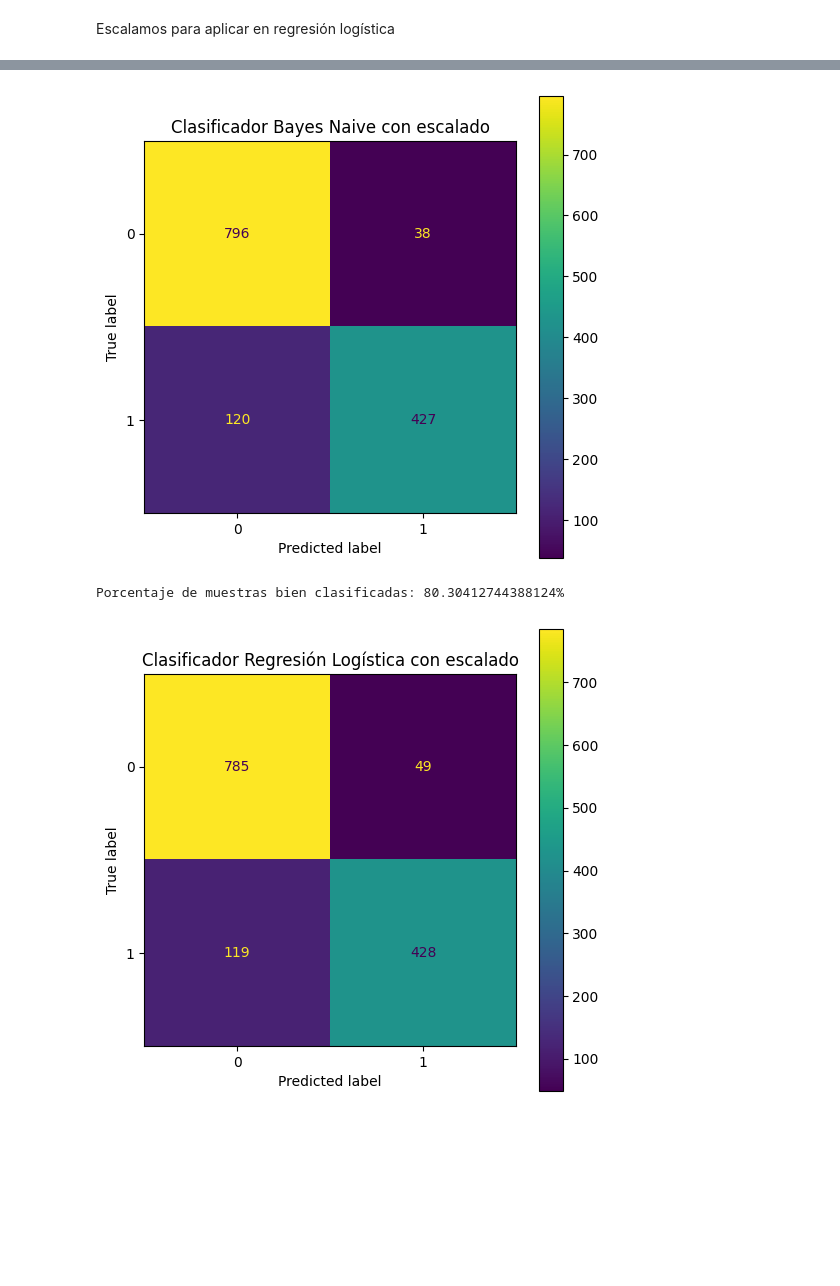
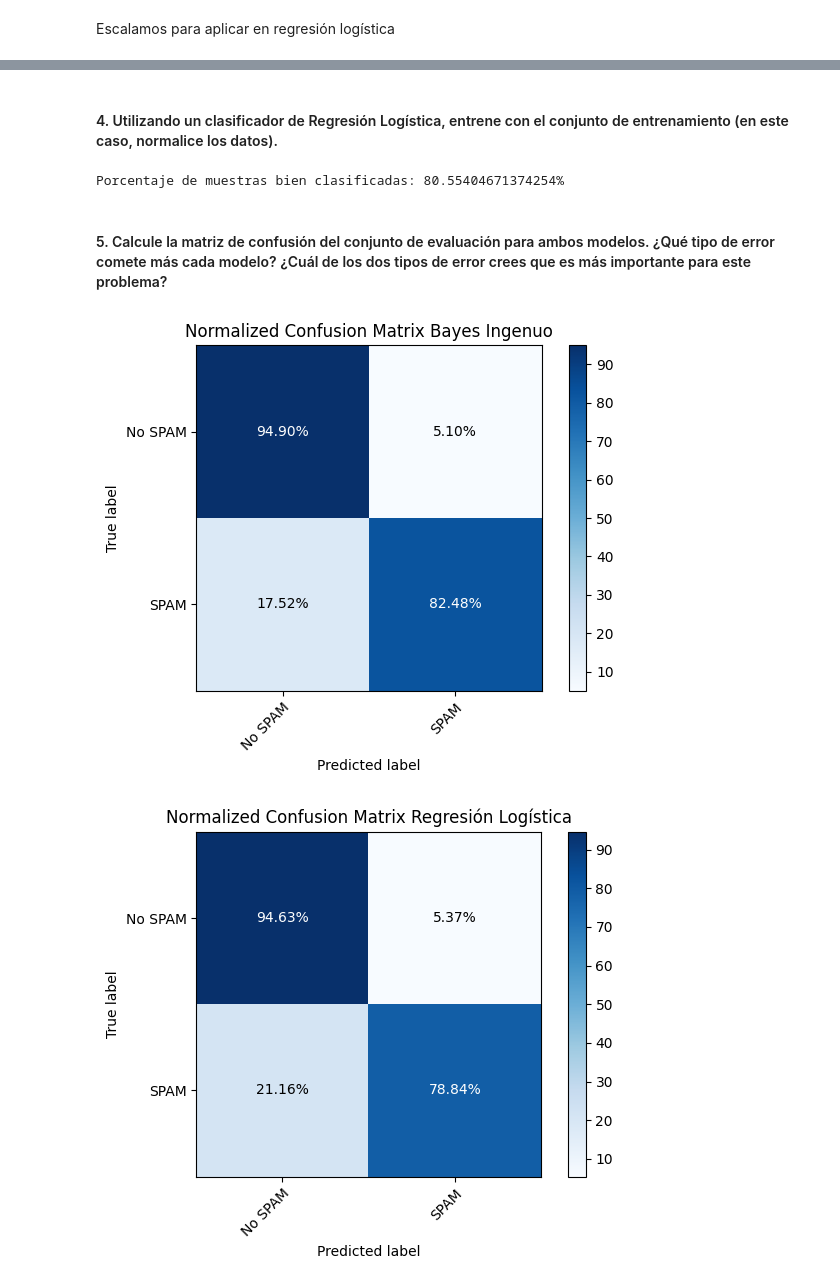
Before and after one commit to FIUBA-CEIA-18Co2024/IIA-TP3, a Jupyter notebook: IIA TP3 Detector SPAM.ipynb, the cells around one changed output, grey strips where cells are left out. Drawn from its saved outputs; the diff is of its cells as text; code cells hidden in the pictures; blank space fills up the shorter version.

```diff
--- a/IIA TP3 Detector SPAM.ipynb
+++ b/IIA TP3 Detector SPAM.ipynb
@@ -147,3 +181,3 @@ Porcentaje de muestras bien clasificadas: 86.82114409847937%
 # %%
-y_test_pred = bayes_naive.predict(X_test)
+y_test_pred_bn = bayes_naive.predict(X_test_scaled) #Predecimos con los datos escalados para poder comparar con Regresión Logística
 # %%
@@ -182,32 +192,9 @@ ax.set_title("Clasificador Bayes Naive sin escalado");
-# %%
-#Si tomo lo escalado para Bayes
-bayes_naive.fit(X_train_scaled, y_train)
-y_test_pred = bayes_naive.predict(X_test_scaled)
-
-cm = confusion_matrix(y_test, y_test_pred)
-disp = ConfusionMatrixDisplay(confusion_matrix=cm)
-
-fig, ax = plt.subplots(figsize=(6,6))
-ax.grid(False)
-disp.plot(ax=ax)
-ax.set_title("Clasificador Bayes Naive con escalado");
-# %% [output]
-[figure, removed]
+# %% [markdown]
+#### 4. Utilizando un clasificador de Regresión Logística, entrene con el conjunto de entrenamiento (en este caso, normalice los datos).
 # %%
 regresion_logistica = LogisticRegression()
-regresion_logistica.fit(X_train_scaled, y_train)
-y_test_pred = regresion_logistica.predict(X_test_scaled)
+regresion_logistica.fit(X_train_scaled, y_train) #Entrenamos con los valores escalados
 
 print(f"Porcentaje de muestras bien clasificadas: {(regresion_logistica.score(X_test, y_test)*100)}%")
 # %% [output]
-Porcentaje de muestras bien clasificadas: 80.30412744388124%
+Porcentaje de muestras bien clasificadas: 80.55404671374254%
-# %%
-cm = confusion_matrix(y_test, y_test_pred)
-disp = ConfusionMatrixDisplay(confusion_matrix=cm)
-
-fig, ax = plt.subplots(figsize=(6,6))
-ax.grid(False)
-disp.plot(ax=ax)
-ax.set_title("Clasificador Regresión Logística con escalado");
-# %% [output]
-[figure, removed]
@@ -213,0 +203,11 @@ ax.set_title("Clasificador Regresión Logística con escalado");
+# %% [markdown]
+#### 5. Calcule la matriz de confusión del conjunto de evaluación para ambos modelos. ¿Qué tipo de error comete más cada modelo? ¿Cuál de los dos tipos de error crees que es más importante para este problema?
+# %%
+cm_nv = confusion_matrix(y_test, y_test_pred_bn)
+cm_rl = confusion_matrix(y_test, y_test_pred_rl)
+
+display_cm_normalized(cm_nv, 'Bayes Ingenuo')
+display_cm_normalized(cm_rl, "Regresión Logística")
+# %% [output]
+[figure, added]
+[figure, added]
```
Also changed, not shown: parts of 23 cells of this notebook, 1 other file.
